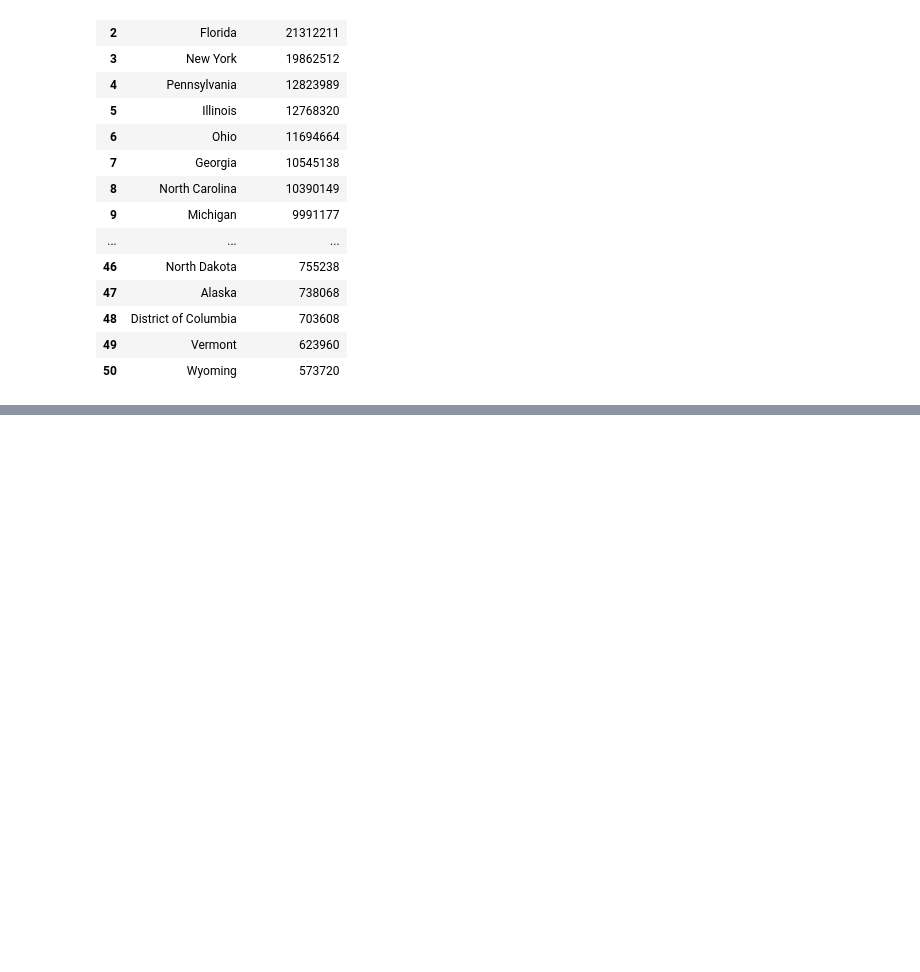
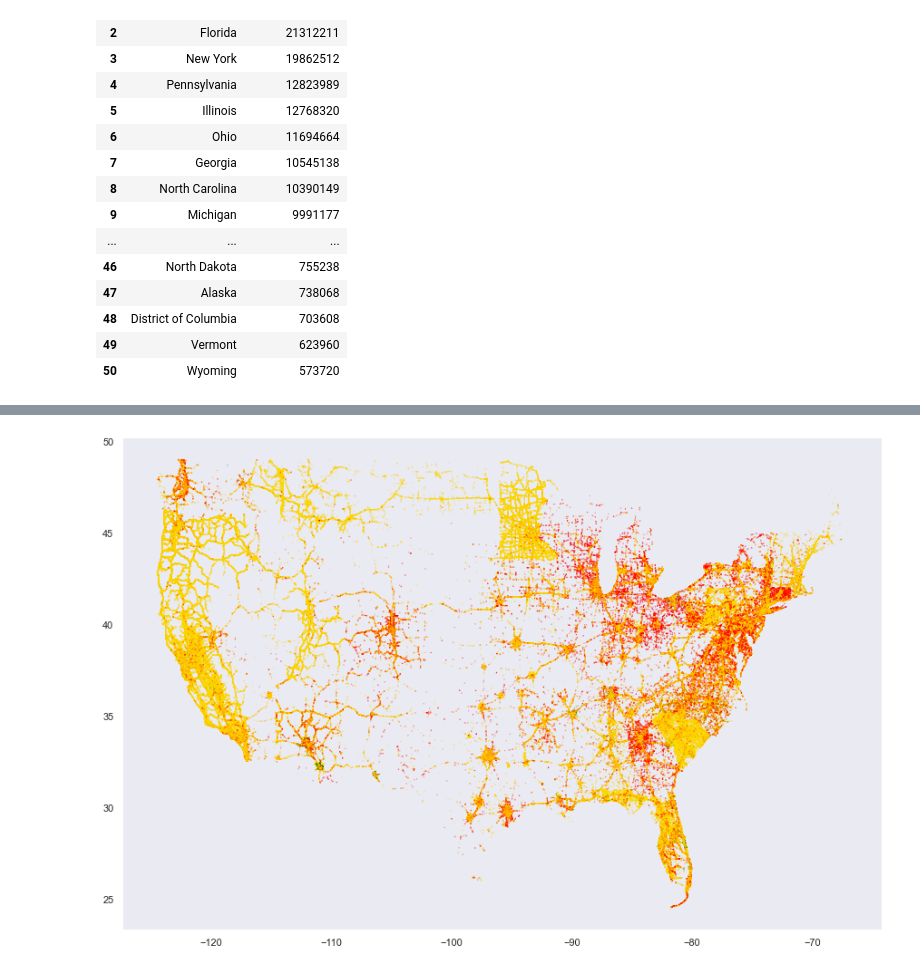
Before and after one commit to jeffc1020/453-visualization, a Jupyter notebook: final.ipynb, the cells around one changed output, grey strips where cells are left out. Saved outputs shown, nothing was run; the diff lists cells and outputs as text; code cells hidden in the pictures; blank space fills up the shorter version.

```diff
--- a/final.ipynb
+++ b/final.ipynb
@@ -377,0 +359,11 @@ plt.show()
+# %%
+from matplotlib import cm
+from matplotlib.colors import ListedColormap
+
+plt.figure(figsize=(15,10))
+sns.set_style('dark')
+severity_cmap = ListedColormap(['green', 'gold', 'orange', 'red'])
+plt.scatter(x='Start_Lng', y='Start_Lat', data=df, s=0.03, c='Severity', cmap=severity_cmap)
+plt.show()
+# %% [output]
+[figure, added]
```
Also changed, not shown: parts of 11 cells of this notebook.
